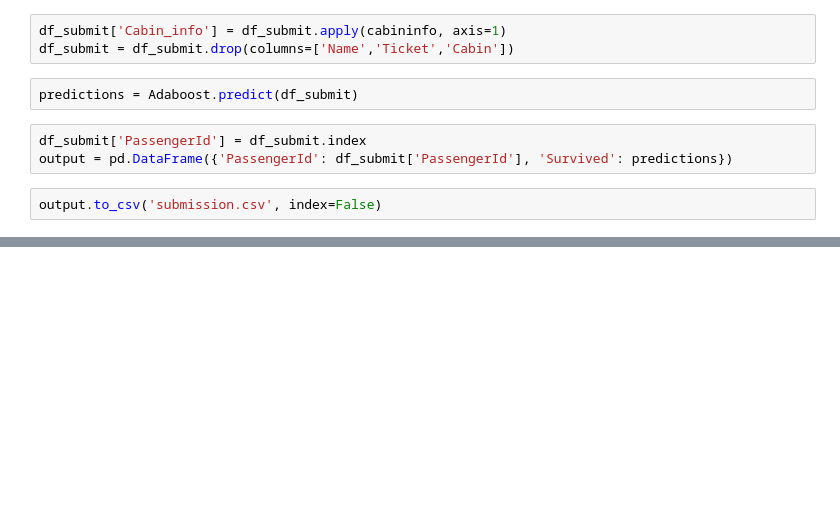
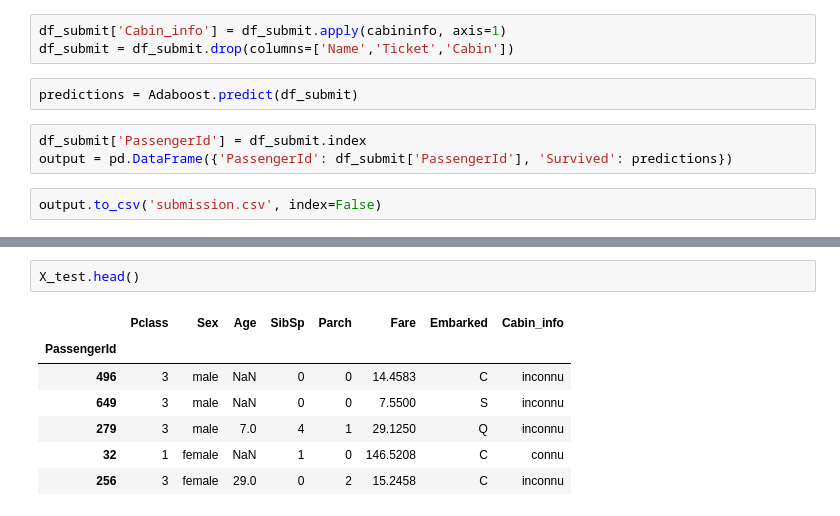
Before and after one commit to ant9398/Personnal, a Jupyter notebook: Titanic_EDA_+_Classification_Model.ipynb, the cells around one changed output, grey strips where cells are left out. Drawn from its saved outputs; the diff is of its cells as text; blank space fills up the shorter version.

```diff
--- a/Titanic_EDA_+_Classification_Model.ipynb
+++ b/Titanic_EDA_+_Classification_Model.ipynb
@@ -622,0 +698,10 @@ output.to_csv('submission.csv', index=False)
+# %%
+X_test.head()
+# %% [output]
+|  | Pclass | Sex | Age | SibSp | Parch | Fare | Embarked | Cabin_info |
+| PassengerId |  |  |  |  |  |  |  |  |
+| 496 | 3 | male | NaN | 0 | 0 | 14.4583 | C | inconnu |
+| 649 | 3 | male | NaN | 0 | 0 | 7.5500 | S | inconnu |
+| 279 | 3 | male | 7.0 | 4 | 1 | 29.1250 | Q | inconnu |
+| 32 | 1 | female | NaN | 1 | 0 | 146.5208 | C | connu |
+| 256 | 3 | female | 29.0 | 0 | 2 | 15.2458 | C | inconnu |
```
Also changed, not shown: parts of 9 cells of this notebook.
